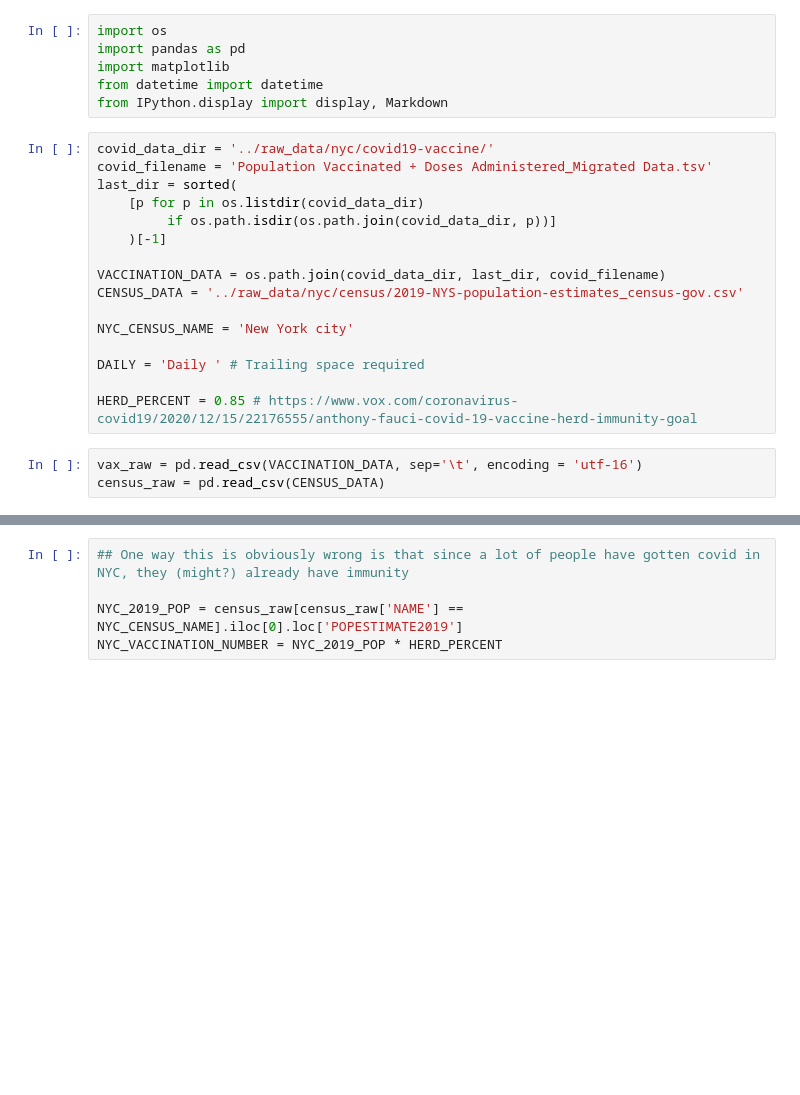
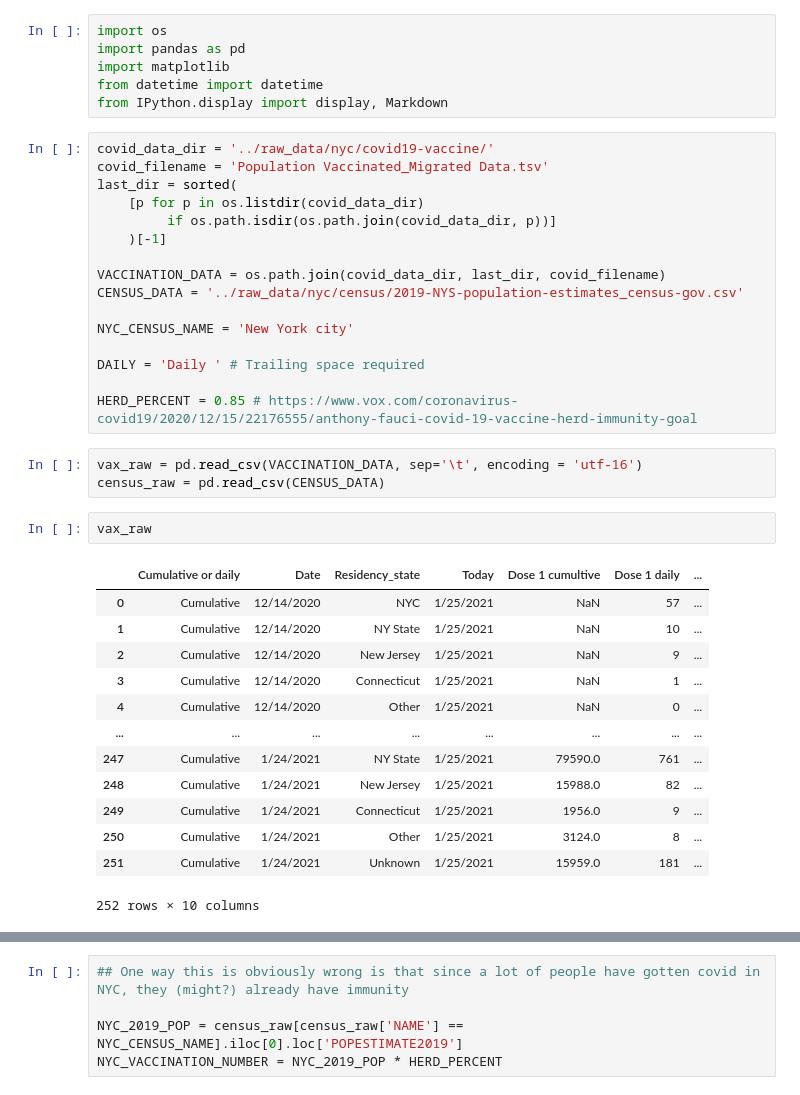
Before and after one commit to lukegil/covid-19, a Jupyter notebook: notebooks/How many people have been vaccinated in NYC?.ipynb, the cells around one changed output, grey strips where cells are left out. Drawn from its saved outputs; the diff is of its cells as text; blank space fills up the shorter version.

```diff
--- a/notebooks/How many people have been vaccinated in NYC?.ipynb
+++ b/notebooks/How many people have been vaccinated in NYC?.ipynb
@@ -6,7 +6,7 @@ from datetime import datetime
 from IPython.display import display, Markdown
 # %%
 covid_data_dir = '../raw_data/nyc/covid19-vaccine/'
-covid_filename = 'Population Vaccinated + Doses Administered_Migrated Data.tsv'
+covid_filename = 'Population Vaccinated_Migrated Data.tsv'
 last_dir = sorted(
     [p for p in os.listdir(covid_data_dir)
          if os.path.isdir(os.path.join(covid_data_dir, p))]
@@ -23,6 +23,22 @@ HERD_PERCENT = 0.85 # https://www.vox.com/coronavirus-covid19/2020/12/15/2217655
 # %%
 vax_raw = pd.read_csv(VACCINATION_DATA, sep='\t', encoding = 'utf-16')
 census_raw = pd.read_csv(CENSUS_DATA)
+# %%
+vax_raw
+# %% [output]
+|  | Cumulative or daily | Date | Residency_state | Today | Dose 1 cumultive | Dose 1 daily | ... |
+| 0 | Cumulative | 12/14/2020 | NYC | 1/25/2021 | NaN | 57 | ... |
+| 1 | Cumulative | 12/14/2020 | NY State | 1/25/2021 | NaN | 10 | ... |
+| 2 | Cumulative | 12/14/2020 | New Jersey | 1/25/2021 | NaN | 9 | ... |
+| 3 | Cumulative | 12/14/2020 | Connecticut | 1/25/2021 | NaN | 1 | ... |
+| 4 | Cumulative | 12/14/2020 | Other | 1/25/2021 | NaN | 0 | ... |
+| ... | ... | ... | ... | ... | ... | ... | ... |
+| 247 | Cumulative | 1/24/2021 | NY State | 1/25/2021 | 79590.0 | 761 | ... |
+| 248 | Cumulative | 1/24/2021 | New Jersey | 1/25/2021 | 15988.0 | 82 | ... |
+| 249 | Cumulative | 1/24/2021 | Connecticut | 1/25/2021 | 1956.0 | 9 | ... |
+| 250 | Cumulative | 1/24/2021 | Other | 1/25/2021 | 3124.0 | 8 | ... |
+| 251 | Cumulative | 1/24/2021 | Unknown | 1/25/2021 | 15959.0 | 181 | ... |
+252 rows × 10 columns
 # %%
 vax_clean = vax_raw.copy()
 vax_clean['Date'] = pd.to_datetime(vax_raw['Date'])
```
Also changed, not shown: parts of 6 cells of this notebook, 3 other files.
